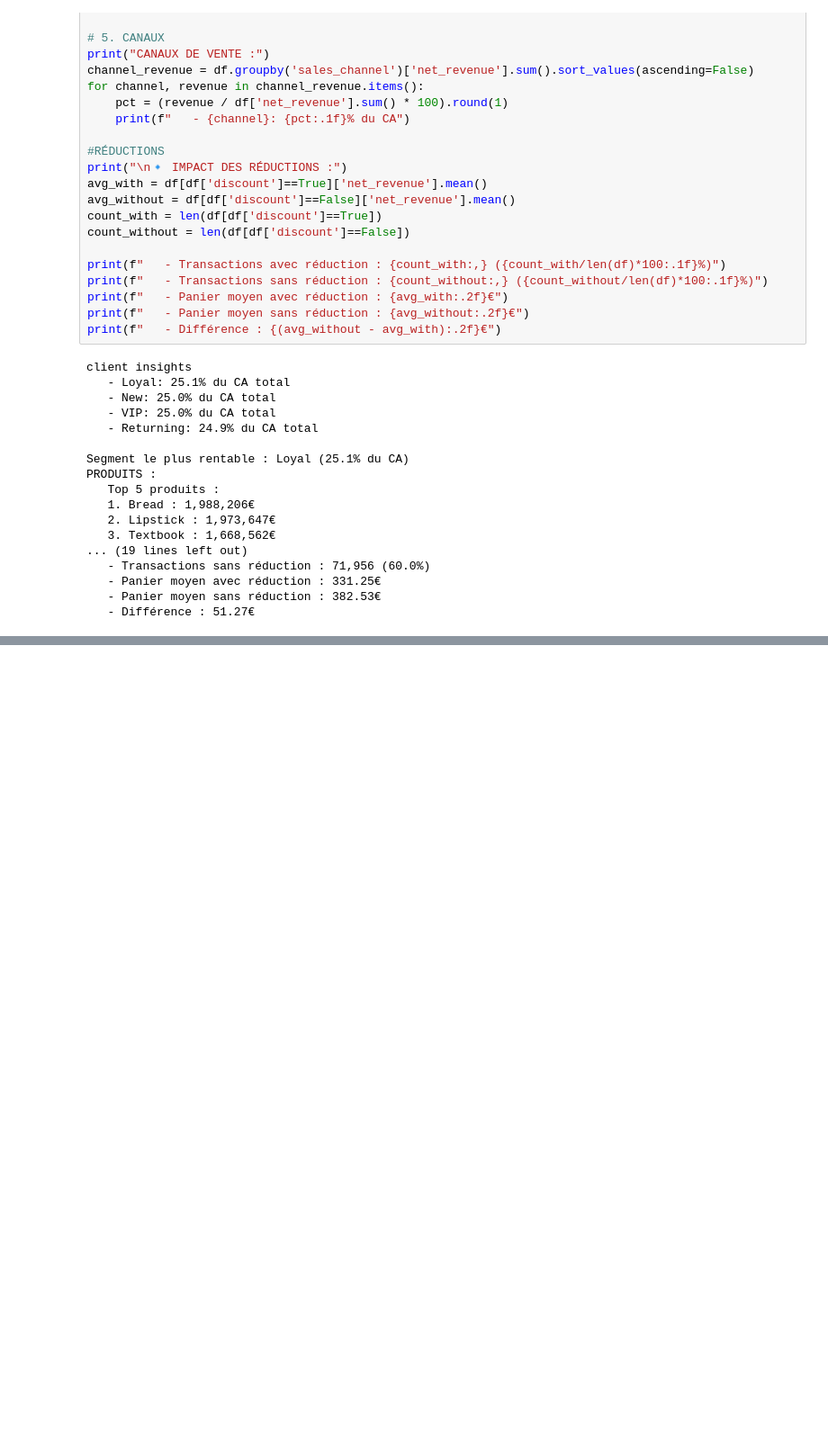
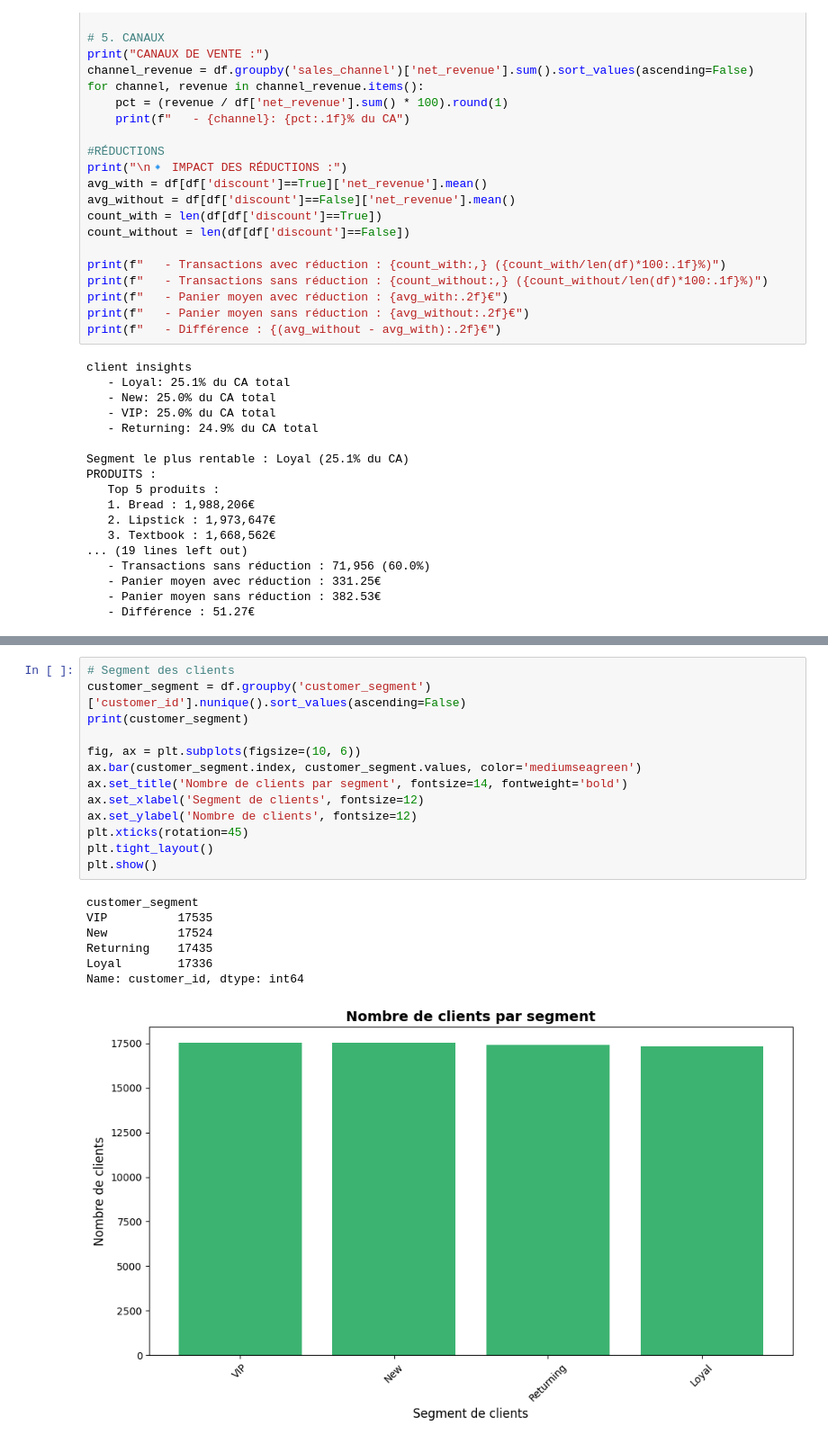
Before and after one commit to Yatarox/sales-dashboard-bi-python, a Jupyter notebook: notebooks/01_eda.ipynb, the cells around one changed output, grey strips where cells are left out. Shown at 90% size. Drawn from its saved outputs; the diff is of its cells as text; blank space fills up the shorter version.

```diff
--- a/notebooks/01_eda.ipynb
+++ b/notebooks/01_eda.ipynb
@@ -363,0 +441,21 @@ TypeError: unhashable type: 'Index'
+# %%
+# Segment des clients
+customer_segment = df.groupby('customer_segment')['customer_id'].nunique().sort_values(ascending=False)
+print(customer_segment)
+
+fig, ax = plt.subplots(figsize=(10, 6))
+ax.bar(customer_segment.index, customer_segment.values, color='mediumseagreen')
+ax.set_title('Nombre de clients par segment', fontsize=14, fontweight='bold')
+ax.set_xlabel('Segment de clients', fontsize=12)
+ax.set_ylabel('Nombre de clients', fontsize=12)
+plt.xticks(rotation=45)
+plt.tight_layout()
+plt.show()
+# %% [output]
+customer_segment
+VIP          17535
+New          17524
+Returning    17435
+Loyal        17336
+Name: customer_id, dtype: int64
+[figure, added]
```
Also changed, not shown: parts of 13 cells of this notebook.
